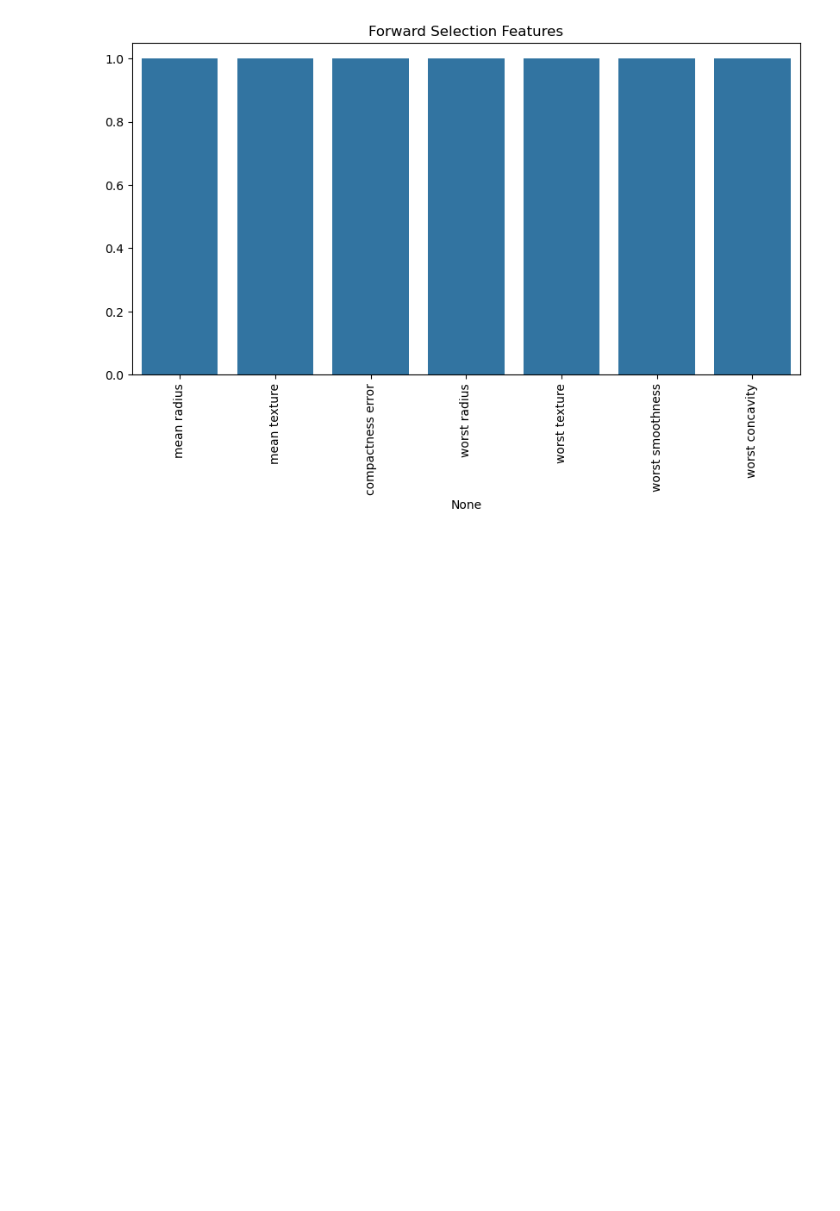
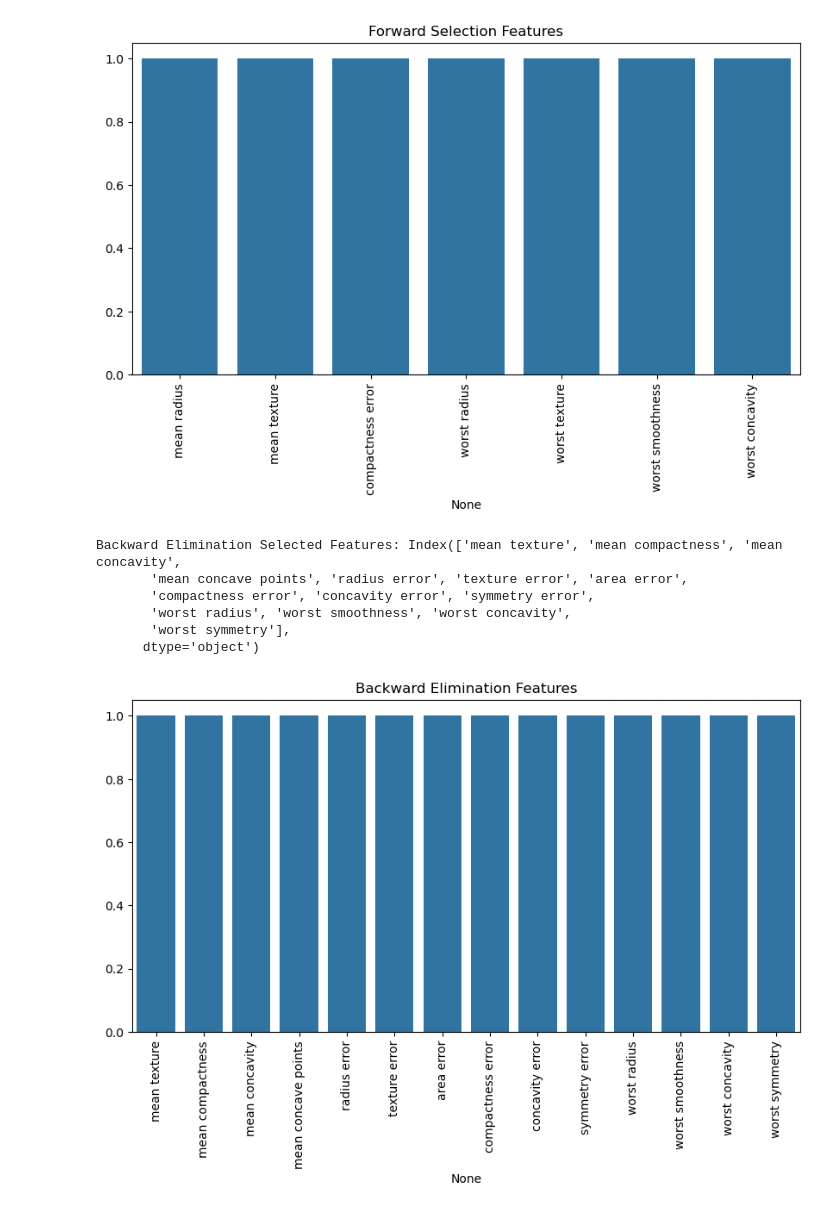
Before and after one commit to tasninanika/Feature_Selection, a Jupyter notebook: selection.ipynb, the cells around one changed output. Drawn from its saved outputs; the diff is of its cells as text; code cells hidden in the pictures; blank space fills up the shorter version.

Commit message:
apply backward selection features

```diff
--- a/selection.ipynb
+++ b/selection.ipynb
@@ -216,3 +216,30 @@ Forward Selection Selected Features: Index(['mean radius', 'mean texture', 'comp
        'worst texture', 'worst smoothness', 'worst concavity'],
       dtype='object')
 [figure]
+# %%
+# ----------------- BACKWARD ELIMINATION -----------------
+sfs_backward = SFS(estimator=LogisticRegression(max_iter=2000),
+                   k_features="best",
+                   forward=False,
+                   floating=False,
+                   scoring="accuracy",
+                   cv=5)
+
+sfs_backward.fit(X_train_scaled, y_train)
+selected_backward = X.columns[list(sfs_backward.k_feature_idx_)]
+print("Backward Elimination Selected Features:", selected_backward)
+
+# Visualization
+plt.figure(figsize=(10, 5))
+sns.barplot(x=selected_backward, y=[1] * len(selected_backward))
+plt.xticks(rotation=90)
+plt.title("Backward Elimination Features")
+plt.show()
+# %% [output]
+Backward Elimination Selected Features: Index(['mean texture', 'mean compactness', 'mean concavity',
+       'mean concave points', 'radius error', 'texture error', 'area error',
+       'compactness error', 'concavity error', 'symmetry error',
+       'worst radius', 'worst smoothness', 'worst concavity',
+       'worst symmetry'],
+      dtype='object')
+[figure, added]
```
